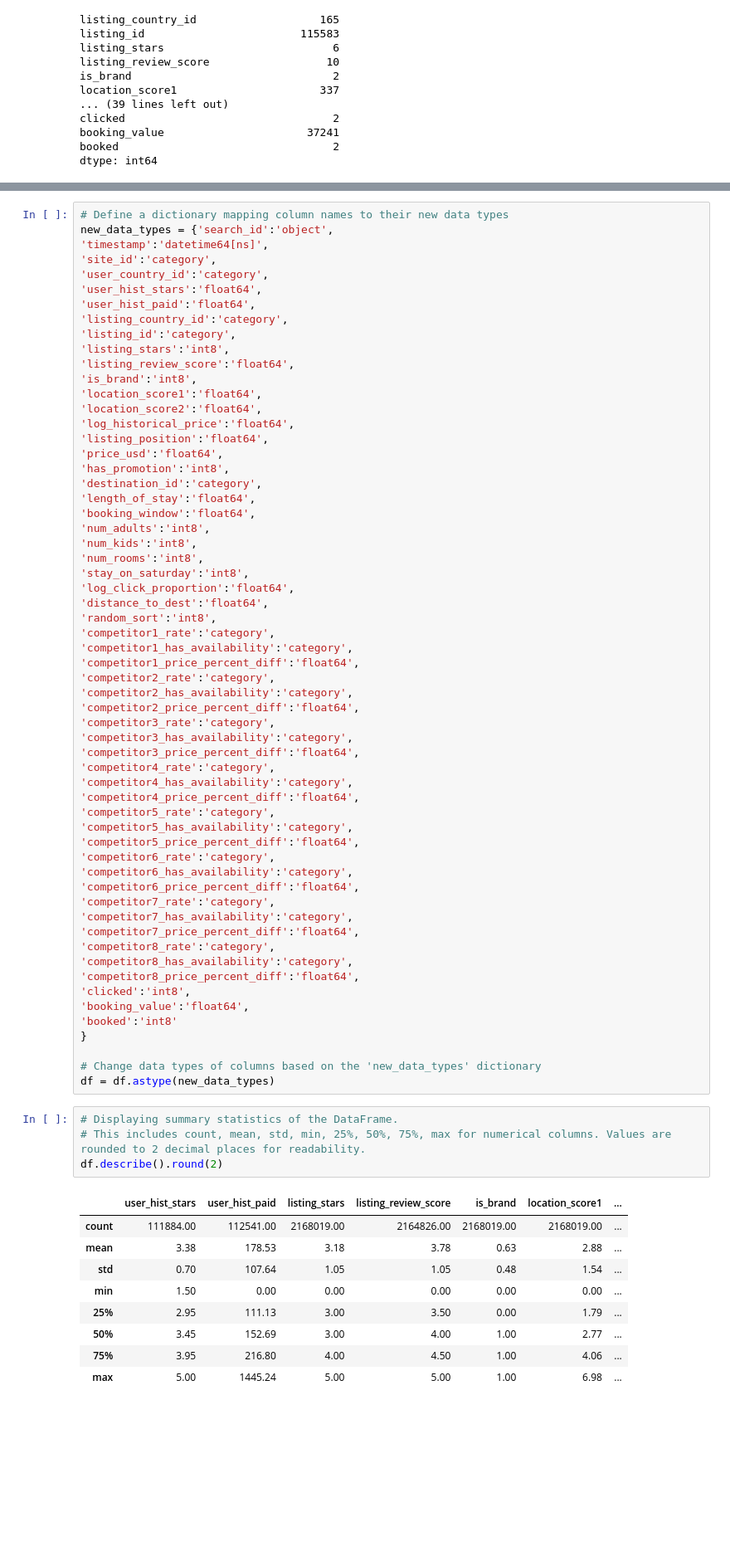
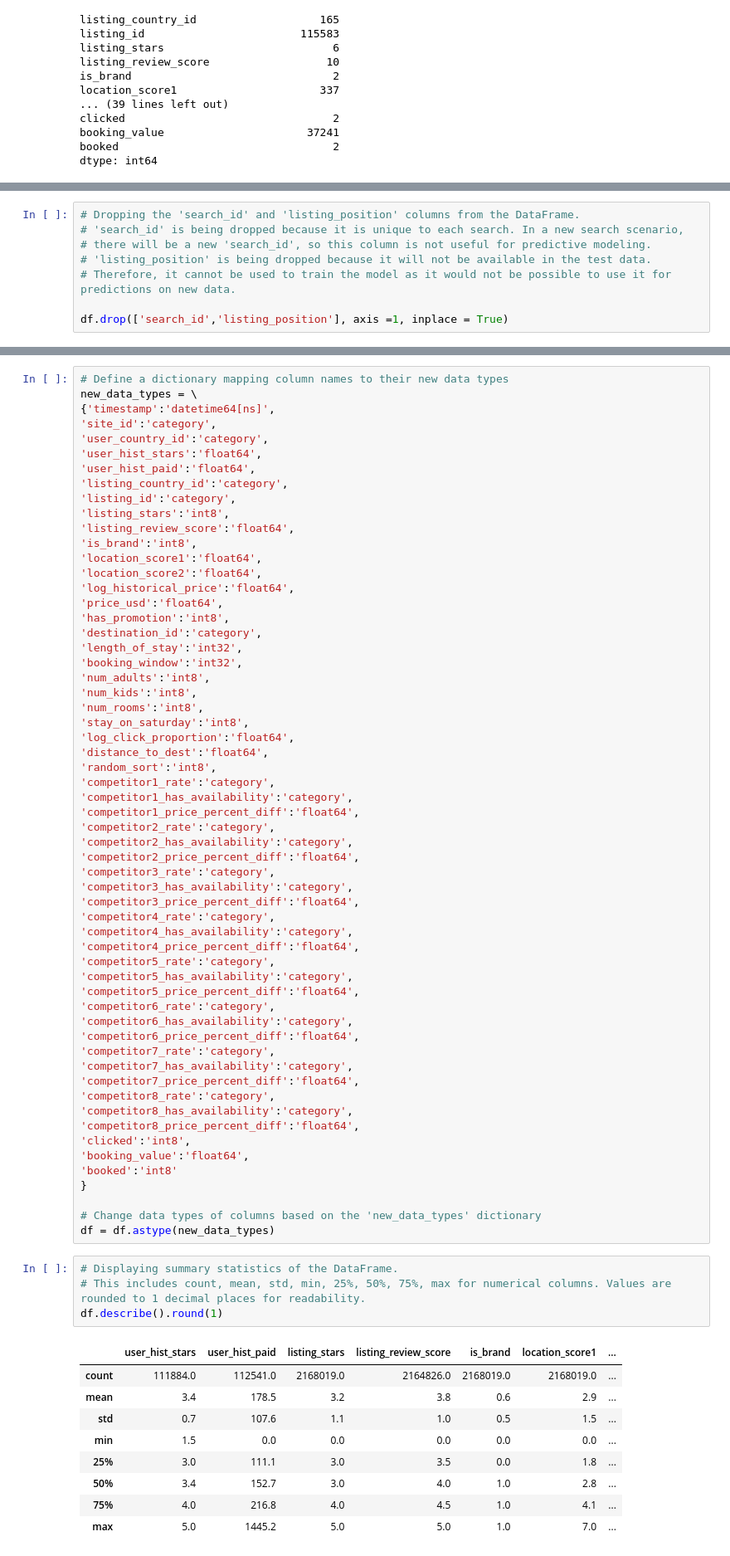
Before and after one commit to manish-tripathi/Amplify-Analytix-Task, a Jupyter notebook: data-science-task.ipynb, the cells around one changed output, grey strips where cells are left out. Shown at 83% size. Drawn from its saved outputs; the diff is of its cells as text; blank space fills up the shorter version.

```diff
--- a/data-science-task.ipynb
+++ b/data-science-task.ipynb
@@ -109 +171,9 @@ memory usage: 909.7+ MB
+# %%
+# Dropping the 'search_id' and 'listing_position' columns from the DataFrame.
+# 'search_id' is being dropped because it is unique to each search. In a new search scenario,
+# there will be a new 'search_id', so this column is not useful for predictive modeling.
+# 'listing_position' is being dropped because it will not be available in the test data.
+# Therefore, it cannot be used to train the model as it would not be possible to use it for predictions on new data.
+
+df.drop(['search_id','listing_position'], axis =1, inplace = True)
 # %%
@@ -118,7 +188,7 @@ profile.to_file("profile_report.html")
 # %%
 # Define a dictionary mapping column names to their new data types
-new_data_types = {'search_id':'object',
-'timestamp':'datetime64[ns]',
+new_data_types = \
+{'timestamp':'datetime64[ns]',
 'site_id':'category',
 'user_country_id':'category',
 'user_hist_stars':'float64',
@@ -131,12 +201,11 @@ new_data_types = {'search_id':'object',
 'location_score1':'float64',
 'location_score2':'float64',
 'log_historical_price':'float64',
-'listing_position':'float64',
 'price_usd':'float64',
 'has_promotion':'int8',
 'destination_id':'category',
-'length_of_stay':'float64',
-'booking_window':'float64',
+'length_of_stay':'int32',
+'booking_window':'int32',
 'num_adults':'int8',
 'num_kids':'int8',
 'num_rooms':'int8',
@@ -177,15 +246,15 @@ new_data_types = {'search_id':'object',
 df = df.astype(new_data_types)
 # %%
 # Displaying summary statistics of the DataFrame.
-# This includes count, mean, std, min, 25%, 50%, 75%, max for numerical columns. Values are rounded to 2 decimal places for readability.
-df.describe().round(2)
+# This includes count, mean, std, min, 25%, 50%, 75%, max for numerical columns. Values are rounded to 1 decimal places for readability.
+df.describe().round(1)
 # %% [output]
 |  | user_hist_stars | user_hist_paid | listing_stars | listing_review_score | is_brand | location_score1 | ... |
-| count | 111884.00 | 112541.00 | 2168019.00 | 2164826.00 | 2168019.00 | 2168019.00 | ... |
-| mean | 3.38 | 178.53 | 3.18 | 3.78 | 0.63 | 2.88 | ... |
-| std | 0.70 | 107.64 | 1.05 | 1.05 | 0.48 | 1.54 | ... |
-| min | 1.50 | 0.00 | 0.00 | 0.00 | 0.00 | 0.00 | ... |
-| 25% | 2.95 | 111.13 | 3.00 | 3.50 | 0.00 | 1.79 | ... |
-| 50% | 3.45 | 152.69 | 3.00 | 4.00 | 1.00 | 2.77 | ... |
-| 75% | 3.95 | 216.80 | 4.00 | 4.50 | 1.00 | 4.06 | ... |
-| max | 5.00 | 1445.24 | 5.00 | 5.00 | 1.00 | 6.98 | ... |
+| count | 111884.0 | 112541.0 | 2168019.0 | 2164826.0 | 2168019.0 | 2168019.0 | ... |
+| mean | 3.4 | 178.5 | 3.2 | 3.8 | 0.6 | 2.9 | ... |
+| std | 0.7 | 107.6 | 1.1 | 1.0 | 0.5 | 1.5 | ... |
+| min | 1.5 | 0.0 | 0.0 | 0.0 | 0.0 | 0.0 | ... |
+| 25% | 3.0 | 111.1 | 3.0 | 3.5 | 0.0 | 1.8 | ... |
+| 50% | 3.4 | 152.7 | 3.0 | 4.0 | 1.0 | 2.8 | ... |
+| 75% | 4.0 | 216.8 | 4.0 | 4.5 | 1.0 | 4.1 | ... |
+| max | 5.0 | 1445.2 | 5.0 | 5.0 | 1.0 | 7.0 | ... |
```
Also changed, not shown: parts of 55 cells of this notebook.
